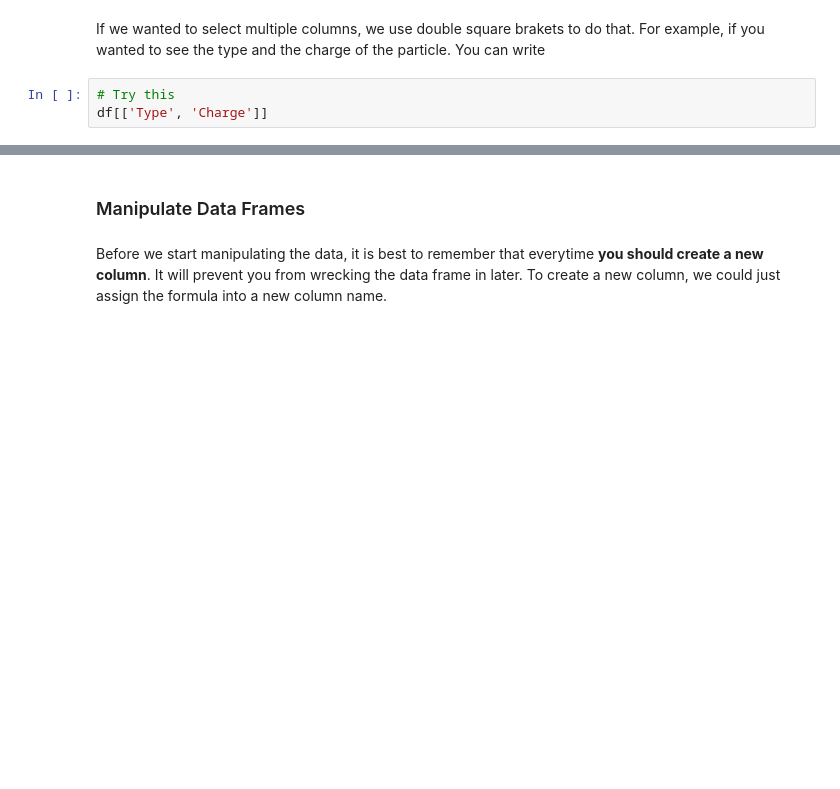
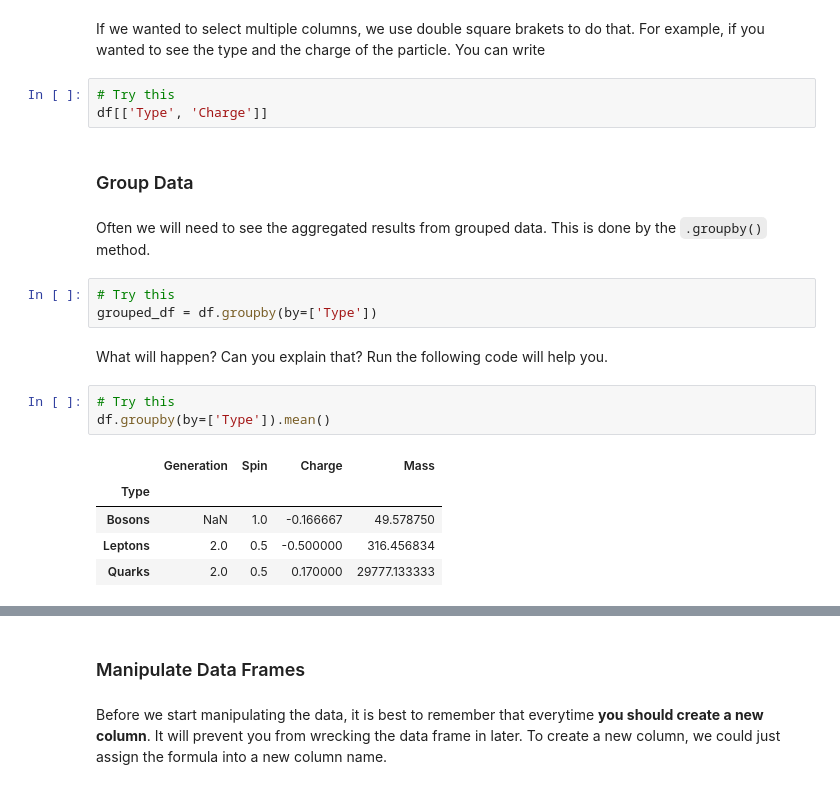
Before and after one commit to lt-shy-john/python-data-analytics-course, a Jupyter notebook: Week 05 - Files.ipynb, the cells around one changed output, grey strips where cells are left out. Cells and saved outputs as stored; diff of their text form; blank space fills up the shorter version.

```diff
--- a/Week 05 - Files.ipynb
+++ b/Week 05 - Files.ipynb
@@ -471,3 +471,21 @@ If we wanted to select multiple columns, we use double square brakets to do that
 # %%
 # Try this
 df[['Type', 'Charge']]
+# %% [markdown]
+### Group Data
+# %% [markdown]
+Often we will need to see the aggregated results from grouped data. This is done by the `.groupby()` method.
+# %%
+# Try this
+grouped_df = df.groupby(by=['Type'])
+# %% [markdown]
+What will happen? Can you explain that? Run the following code will help you.
+# %%
+# Try this
+df.groupby(by=['Type']).mean()
+# %% [output]
+|  | Generation | Spin | Charge | Mass |
+| Type |  |  |  |  |
+| Bosons | NaN | 1.0 | -0.166667 | 49.578750 |
+| Leptons | 2.0 | 0.5 | -0.500000 | 316.456834 |
+| Quarks | 2.0 | 0.5 | 0.170000 | 29777.133333 |
```
Also changed, not shown: parts of 31 cells of this notebook, 1 other file.
